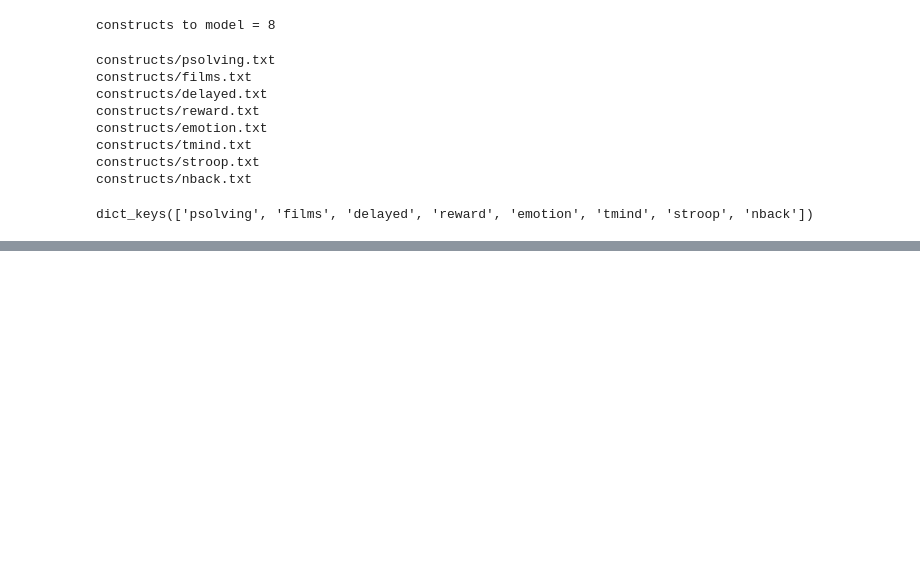
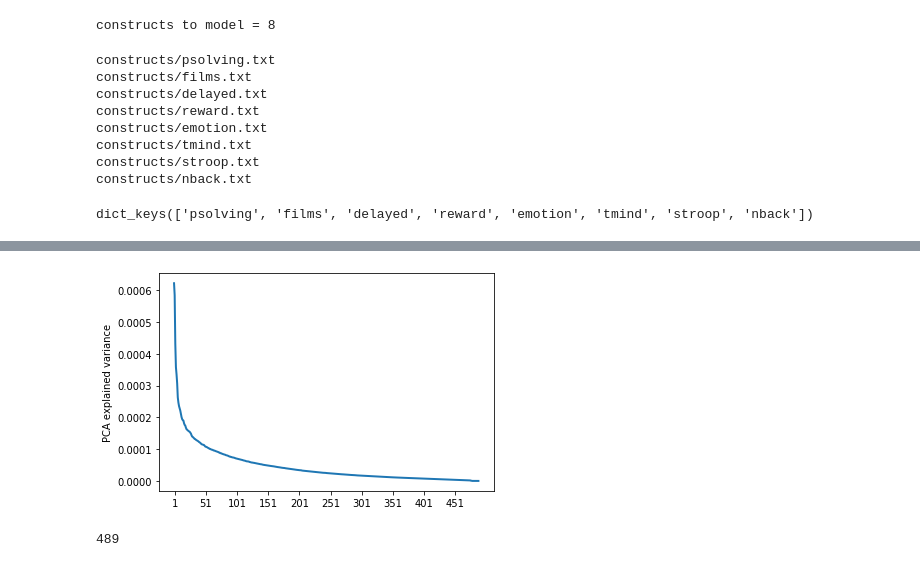
Before and after one commit to yanesja/metaclass, a Jupyter notebook: MetaClass.ipynb, the cells around one changed output, grey strips where cells are left out. Saved outputs shown, nothing was run; the diff lists cells and outputs as text; code cells hidden in the pictures; blank space fills up the shorter version.

```diff
--- a/MetaClass.ipynb
+++ b/MetaClass.ipynb
@@ -96,0 +123,17 @@ all_data
+# %%
+from sklearn import decomposition
+import matplotlib.pyplot as plt
+pca = decomposition.PCA(n_components=50)
+y = data_2classes.iloc[:,-1]
+X_raw = all_data.iloc[:,:-1]
+X_raw.shape
+pca.fit(X_raw)
+# %%
+plt.plot(pca.explained_variance_, linewidth=2)
+plt.ylabel('PCA explained variance')
+plt.xticks(np.arange(1, 501, 50))
+plt.show()
+pca.n_components_
+# %% [output]
+[figure, added]
+489
```
Also changed, not shown: parts of 8 cells of this notebook.
